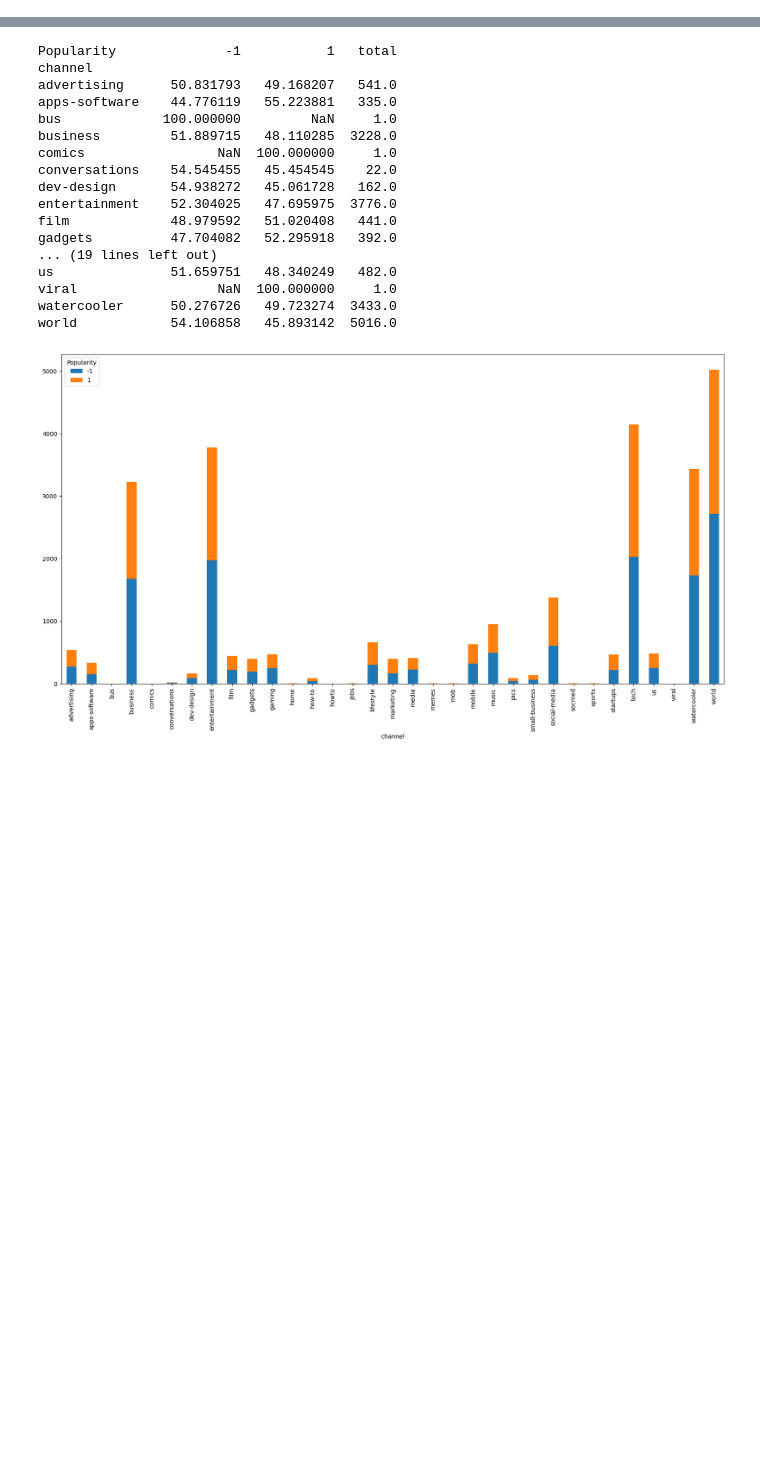
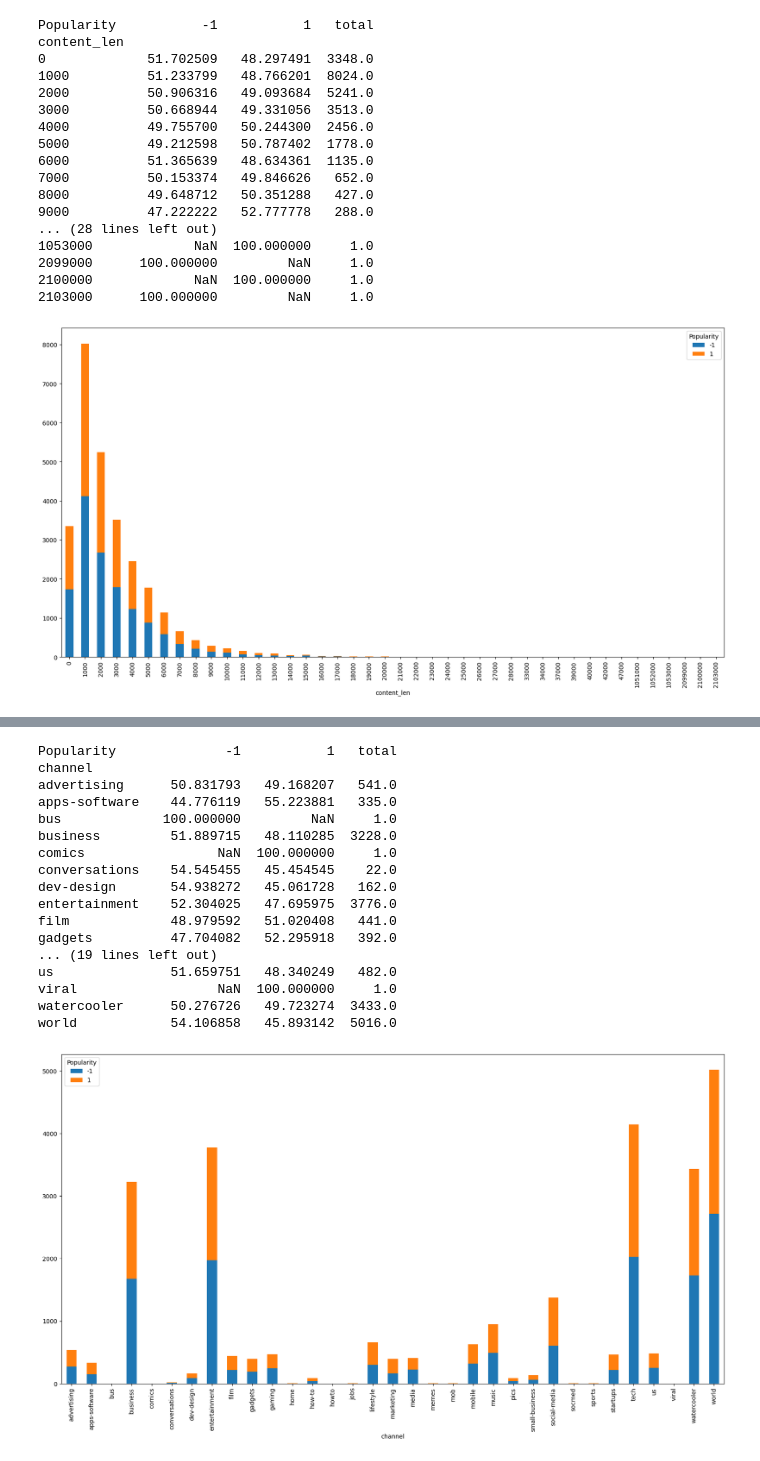
Before and after one commit to mygodimatomato/DeepLearning, a Jupyter notebook: Competition/Competition_1/mygodimatomato/Competition_1_analysis.ipynb, the cells around one changed output, grey strips where cells are left out. Cells and saved outputs as stored; diff of their text form; code cells hidden in the pictures; blank space fills up the shorter version.

```diff
--- a/Competition/Competition_1/mygodimatomato/Competition_1_analysis.ipynb
+++ b/Competition/Competition_1/mygodimatomato/Competition_1_analysis.ipynb
@@ -27,0 +109,32 @@ df.head()
+# %%
+df['content_len'] = df['content_len'] // 1000 * 1000
+group = df.groupby(['content_len', 'Popularity']).size().unstack().plot(kind='bar', stacked=True, figsize=(20, 10))
+group = df.groupby(['content_len', 'Popularity'])
+# print(group.size())
+# print(group.size().unstack())
+group = group.size().unstack()
+# add a extra column called total
+tmp = group.copy()
+for row in range (0, len(group)):
+    group.iloc[row] = group.iloc[row] / group.iloc[row].sum() * 100
+group = group.assign(total=tmp.sum(axis=1))
+print(group)
+# %% [output]
+Popularity           -1           1   total
+content_len
+0             51.702509   48.297491  3348.0
+1000          51.233799   48.766201  8024.0
+2000          50.906316   49.093684  5241.0
+3000          50.668944   49.331056  3513.0
+4000          49.755700   50.244300  2456.0
+5000          49.212598   50.787402  1778.0
+6000          51.365639   48.634361  1135.0
+7000          50.153374   49.846626   652.0
+8000          49.648712   50.351288   427.0
+9000          47.222222   52.777778   288.0
+... (28 lines left out)
+1053000             NaN  100.000000     1.0
+2099000      100.000000         NaN     1.0
+2100000             NaN  100.000000     1.0
+2103000      100.000000         NaN     1.0
+[figure, added]
```
Also changed, not shown: parts of 11 cells of this notebook, 9 other files.
